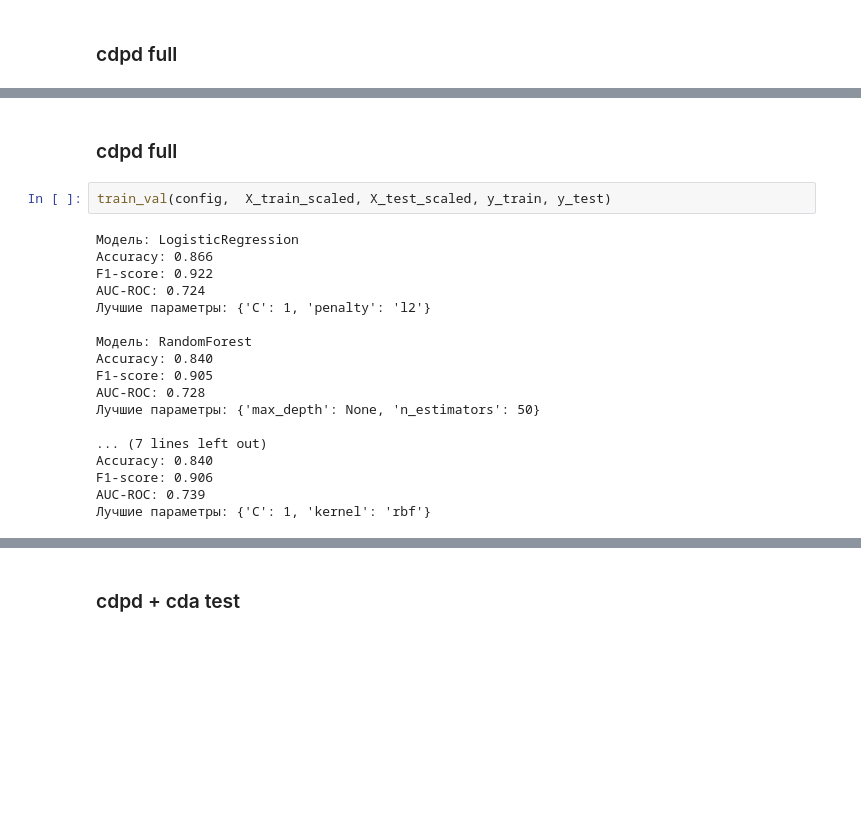
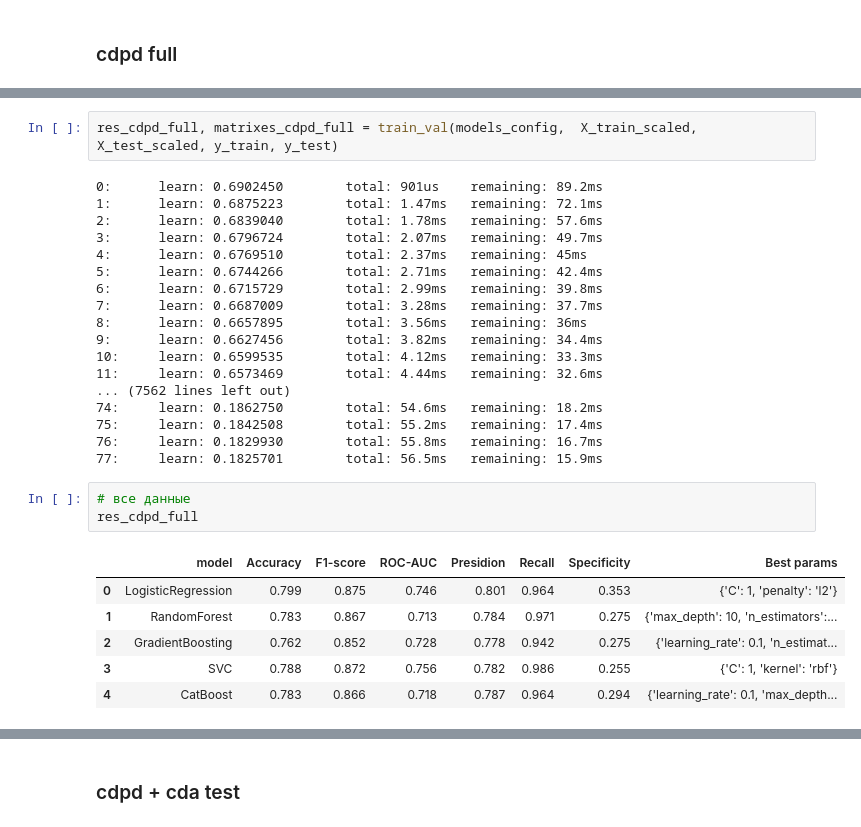
Before and after one commit to AnyashaTk/ElectronicStetoscope-Automizer-, a Jupyter notebook: notebooks/first_trains.ipynb, the cells around one changed output, grey strips where cells are left out. Drawn from its saved outputs; the diff is of its cells as text; blank space fills up the shorter version.

```diff
--- a/notebooks/first_trains.ipynb
+++ b/notebooks/first_trains.ipynb
@@ -236,22 +305,30 @@ def train_val(config, X_train_scaled, X_test_scaled, y_train, y_test):
-# %% [markdown]
-### cdpd full
 # %%
-train_val(config,  X_train_scaled, X_test_scaled, y_train, y_test)
+res_cdpd_full, matrixes_cdpd_full = train_val(models_config,  X_train_scaled, X_test_scaled, y_train, y_test)
 # %% [output]
-Модель: LogisticRegression
-Accuracy: 0.866
-F1-score: 0.922
-AUC-ROC: 0.724
-Лучшие параметры: {'C': 1, 'penalty': 'l2'}
-
-Модель: RandomForest
-Accuracy: 0.840
-F1-score: 0.905
-AUC-ROC: 0.728
-Лучшие параметры: {'max_depth': None, 'n_estimators': 50}
-
-... (7 lines left out)
-Accuracy: 0.840
-F1-score: 0.906
-AUC-ROC: 0.739
-Лучшие параметры: {'C': 1, 'kernel': 'rbf'}
+0:      learn: 0.6902450        total: 901us    remaining: 89.2ms
+1:      learn: 0.6875223        total: 1.47ms   remaining: 72.1ms
+2:      learn: 0.6839040        total: 1.78ms   remaining: 57.6ms
+3:      learn: 0.6796724        total: 2.07ms   remaining: 49.7ms
+4:      learn: 0.6769510        total: 2.37ms   remaining: 45ms
+5:      learn: 0.6744266        total: 2.71ms   remaining: 42.4ms
+6:      learn: 0.6715729        total: 2.99ms   remaining: 39.8ms
+7:      learn: 0.6687009        total: 3.28ms   remaining: 37.7ms
+8:      learn: 0.6657895        total: 3.56ms   remaining: 36ms
+9:      learn: 0.6627456        total: 3.82ms   remaining: 34.4ms
+10:     learn: 0.6599535        total: 4.12ms   remaining: 33.3ms
+11:     learn: 0.6573469        total: 4.44ms   remaining: 32.6ms
+... (7562 lines left out)
+74:     learn: 0.1862750        total: 54.6ms   remaining: 18.2ms
+75:     learn: 0.1842508        total: 55.2ms   remaining: 17.4ms
+76:     learn: 0.1829930        total: 55.8ms   remaining: 16.7ms
+77:     learn: 0.1825701        total: 56.5ms   remaining: 15.9ms
+# %%
+# все данные
+res_cdpd_full
+# %% [output]
+|  | model | Accuracy | F1-score | ROC-AUC | Presidion | Recall | Specificity | Best params |
+| 0 | LogisticRegression | 0.799 | 0.875 | 0.746 | 0.801 | 0.964 | 0.353 | {'C': 1, 'penalty': 'l2'} |
+| 1 | RandomForest | 0.783 | 0.867 | 0.713 | 0.784 | 0.971 | 0.275 | {'max_depth': 10, 'n_estimators':... |
+| 2 | GradientBoosting | 0.762 | 0.852 | 0.728 | 0.778 | 0.942 | 0.275 | {'learning_rate': 0.1, 'n_estimat... |
+| 3 | SVC | 0.788 | 0.872 | 0.756 | 0.782 | 0.986 | 0.255 | {'C': 1, 'kernel': 'rbf'} |
+| 4 | CatBoost | 0.783 | 0.866 | 0.718 | 0.787 | 0.964 | 0.294 | {'learning_rate': 0.1, 'max_depth... |
```
Also changed, not shown: parts of 34 cells of this notebook, 10 other files.
